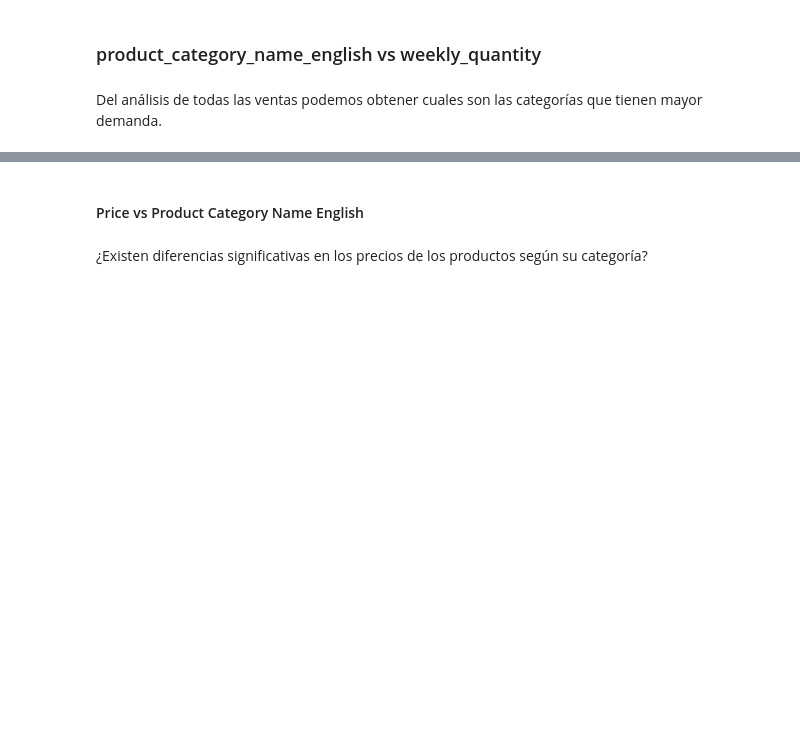
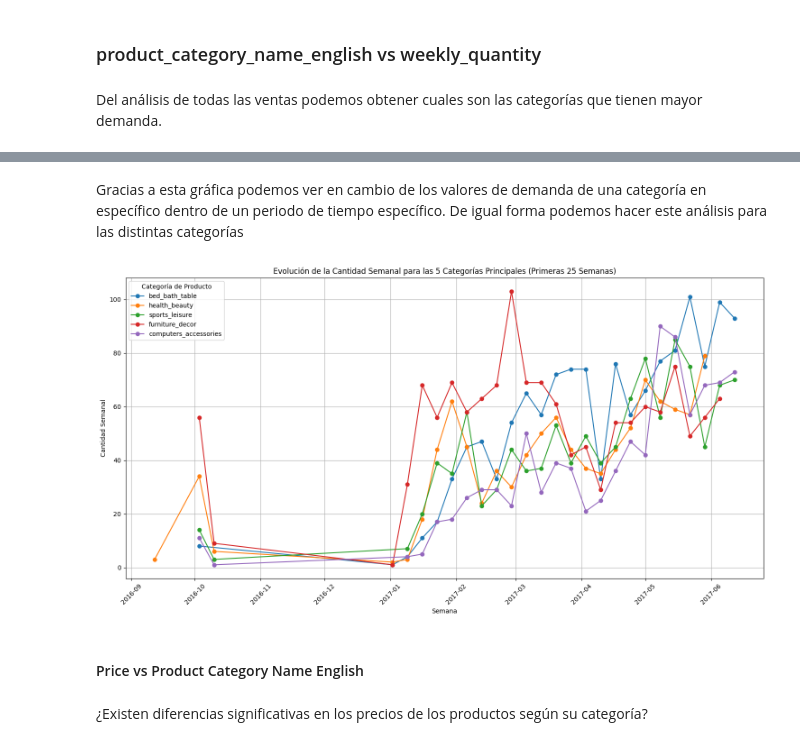
Before and after one commit to roguef07/TFM_Equipo_15, a Jupyter notebook: scrapping/EDA.ipynb, the cells around one changed output, grey strips where cells are left out. Cells and saved outputs as stored; diff of their text form; code cells hidden in the pictures; blank space fills up the shorter version.

Commit message:
Cambios en analisis bivariante

```diff
--- a/scrapping/EDA.ipynb
+++ b/scrapping/EDA.ipynb
@@ -511,3 +584,44 @@ plt.show()
+# %% [markdown]
+Gracias a esta gráfica podemos ver en cambio de los valores de demanda de una categoría en específico dentro de un periodo de tiempo específico.
+De igual forma podemos hacer este análisis para las distintas categorías
+# %%
+# Seleccionamos las 5 categorías de productos con más ventas totales
+top_5_categories = agrupado_semanal.head(5).index.tolist()
+
+plt.figure(figsize=(15, 8))
+
+for category in top_5_categories:
+    # Filtrar el dataframe para la categoría actual
+    category_df = demanda_semanal[
+        demanda_semanal["product_category_name_english"] == category
+    ]
+
+    # Agrupar por semana y sumamos la cantidad semanal
+    category_weekly_demand = (
+        category_df.groupby("week")["weekly_quantity"].sum().reset_index()
+    )
+
+    # Seleccionamos los primeros 25 valores de week
+    category_weekly_demand_top25 = category_weekly_demand.head(25)
+
+    # Graficar la evolución de la cantidad semanal para la categoría actual
+    plt.plot(
+        category_weekly_demand_top25["week"],
+        category_weekly_demand_top25["weekly_quantity"],
+        marker="o",
+        label=category
+    )
+
+plt.title("Evolución de la Cantidad Semanal para las 5 Categorías Principales (Primeras 25 Semanas)")
+plt.xlabel("Semana")
+plt.ylabel("Cantidad Semanal")
+plt.grid(True)
+plt.xticks(rotation=45)
+plt.legend(title="Categoría de Producto")
+plt.tight_layout()
+plt.show()
+# %% [output]
+[figure, added]
 # %% [markdown]
 #### Price vs Product Category Name English
 # %% [markdown]
```
Also changed, not shown: parts of 13 cells of this notebook.
